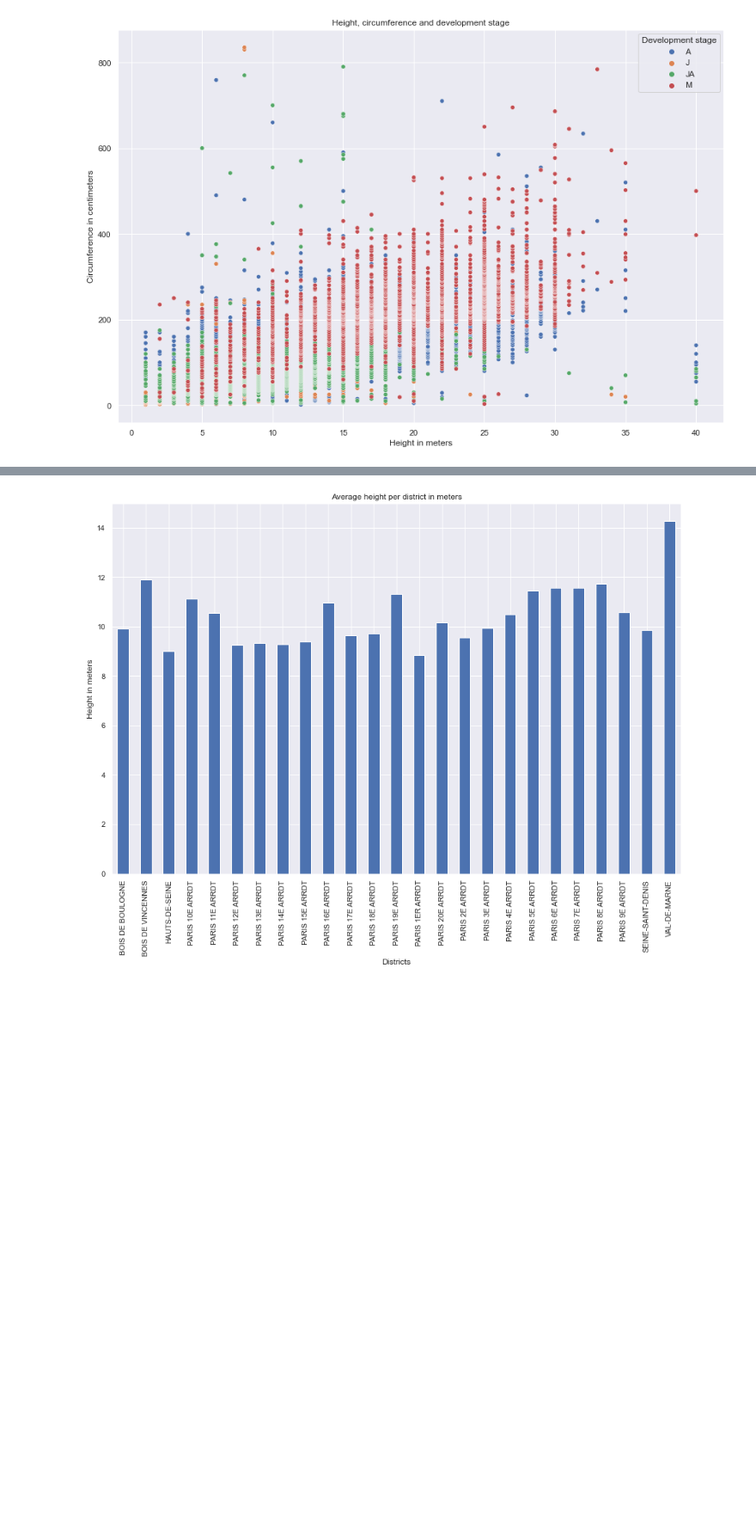
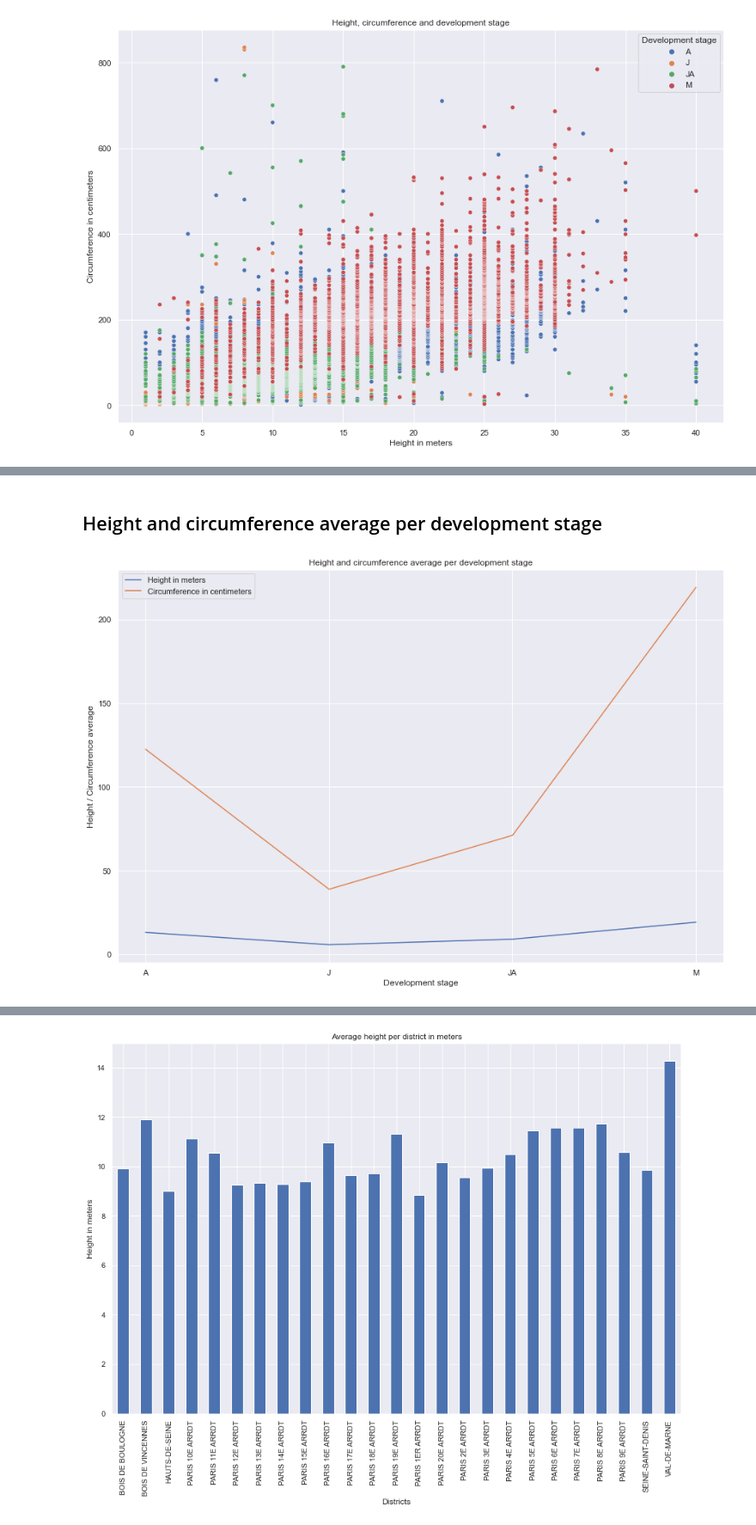
Before and after one commit to lynda-trad/Paris-Trees, a Jupyter notebook: Trees-of-Paris.ipynb, the cells around one changed output, grey strips where cells are left out. Shown at 86% size. Drawn from its saved outputs; the diff is of its cells as text; code cells hidden in the pictures; blank space fills up the shorter version.

```diff
--- a/Trees-of-Paris.ipynb
+++ b/Trees-of-Paris.ipynb
@@ -348,0 +363,22 @@ plt.show()
+# %% [markdown]
+## Height and circumference average per development stage
+# %%
+fig,ax = plt.subplots()
+sub = data.groupby(['stade_developpement'], dropna=True)['hauteur_m', 'circonference_cm'].mean().reset_index()
+ax1 = sns.lineplot(data=sub,
+                  x='stade_developpement',
+                  y='hauteur_m',
+                  label='Height in meters')
+
+ax2 = sns.lineplot(data=sub,
+                  x='stade_developpement',
+                  y='circonference_cm',
+                  label='Circumference in centimeters')
+
+ax.set(xlabel='Development stage',
+       ylabel = 'Height / Circumference average',
+       title='Height and circumference average per development stage')
+
+plt.show()
+# %% [output]
+[figure, added]
```
Also changed, not shown: parts of 10 cells of this notebook, 1 other file.
